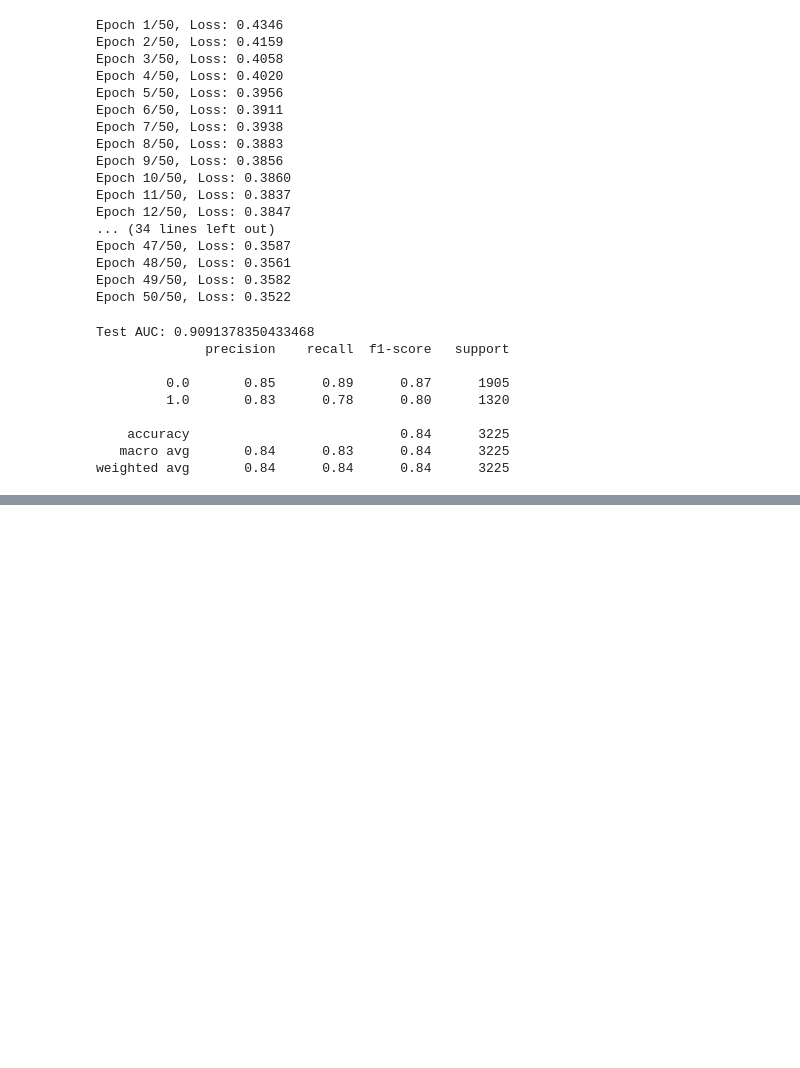
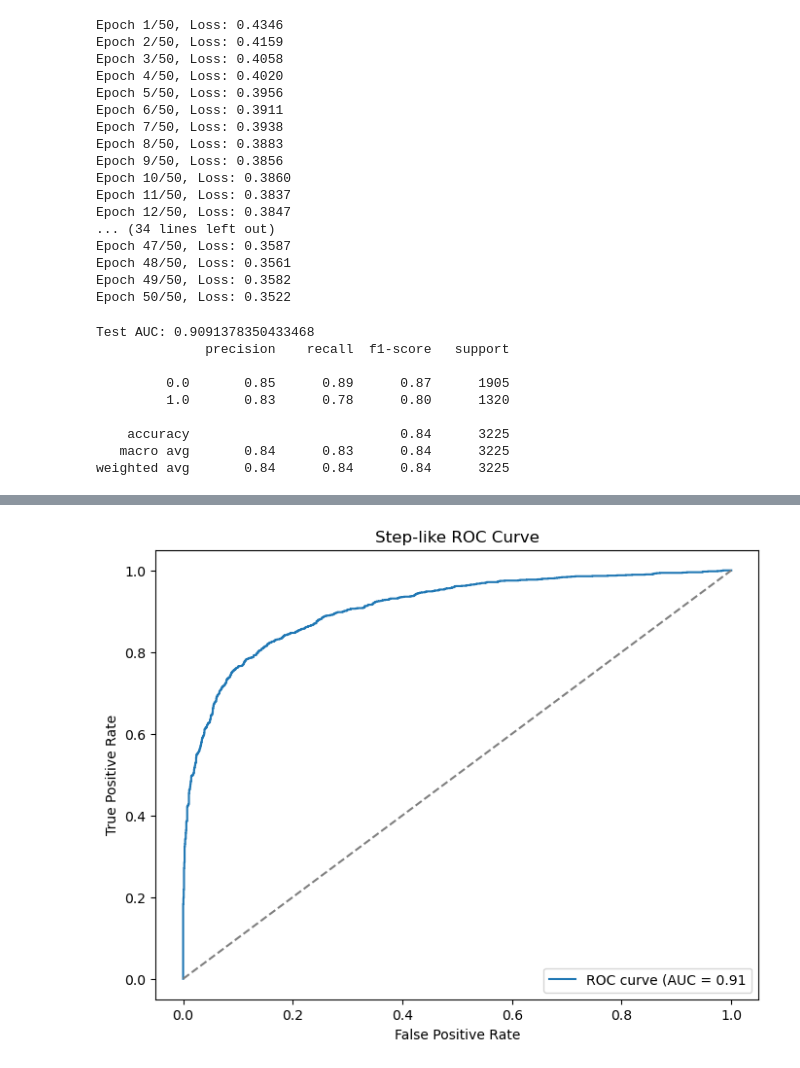
Before and after one commit to Bmohmand/ctfoundation, a Jupyter notebook: NewICHModels/AnyBinary.ipynb, the cells around one changed output, grey strips where cells are left out. Saved outputs shown, nothing was run; the diff lists cells and outputs as text; code cells hidden in the pictures; blank space fills up the shorter version.

```diff
--- a/NewICHModels/AnyBinary.ipynb
+++ b/NewICHModels/AnyBinary.ipynb
@@ -161,0 +201,15 @@ plt.show()
+# %%
+from sklearn.metrics import roc_curve
+import matplotlib.pyplot as plt
+
+fpr, tpr, thresholds = roc_curve(y_true, y_score)
+plt.figure(figsize=(8, 6))
+plt.step(fpr, tpr, where='post', label=f'ROC curve (AUC = {auc:.2f}')
+plt.plot([0, 1], [0, 1], linestyle='--', color='gray')
+plt.xlabel('False Positive Rate')
+plt.ylabel('True Positive Rate')
+plt.title('Step-like ROC Curve')
+plt.legend(loc='lower right')
+plt.show()
+# %% [output]
+[figure, added]
```
Also changed, not shown: parts of 3 cells of this notebook, 7 other files.
